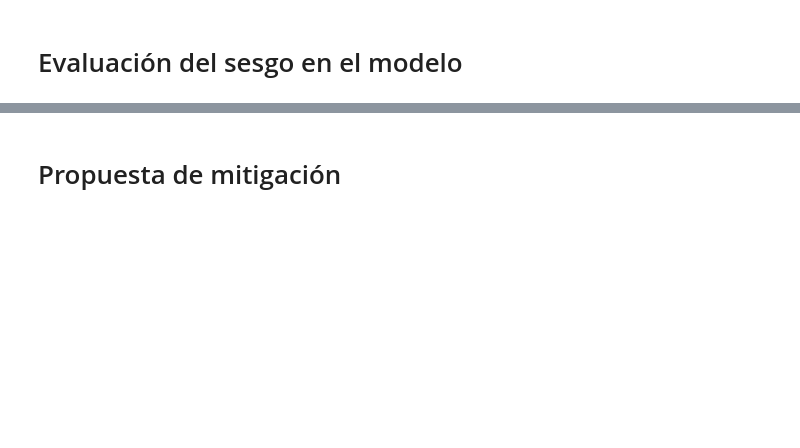
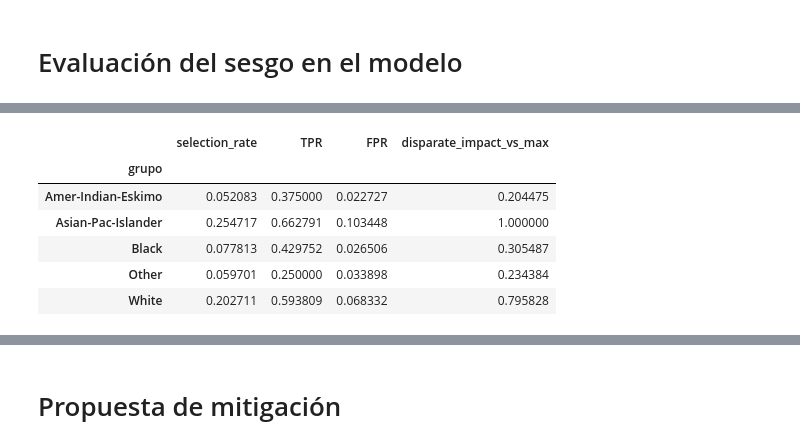
Before and after one commit to LINDAINES213/Bias-Mitigation-ML, a Jupyter notebook: bias-mitigation.ipynb, the cells around one changed output, grey strips where cells are left out. Saved outputs shown, nothing was run; the diff lists cells and outputs as text; code cells hidden in the pictures; blank space fills up the shorter version.

```diff
--- a/bias-mitigation.ipynb
+++ b/bias-mitigation.ipynb
@@ -423,0 +512,93 @@ Posible sesgo:
+# %%
+POS_LABEL = ">50K"
+
+def metricas_por_grupo(X, y_true, y_pred, atributo_sensible):
+    resultados = {}
+    for grupo in X[atributo_sensible].dropna().unique():
+        idx = (X[atributo_sensible] == grupo).values
+        if idx.sum() == 0:
+            continue
+        acc = accuracy_score(y_true[idx], y_pred[idx])
+        prec = precision_score(y_true[idx], y_pred[idx], pos_label=POS_LABEL, zero_division=0)
+        rec = recall_score(y_true[idx], y_pred[idx], pos_label=POS_LABEL, zero_division=0)
+        f1 = f1_score(y_true[idx], y_pred[idx], pos_label=POS_LABEL, zero_division=0)
+        resultados[grupo] = {"accuracy": acc, "precision": prec, "recall": rec, "f1": f1}
+    return pd.DataFrame(resultados).T.sort_index()
+
+def tasas_y_fairness(X, y_true, y_pred, atributo_sensible):
+    df = X[[atributo_sensible]].copy()
+    df["y_true"] = y_true.values
+    df["y_pred"] = y_pred
+
+    filas = []
+    for grupo, dfg in df.groupby(atributo_sensible):
+        sr = np.mean(dfg["y_pred"] == POS_LABEL)
+
+        # TPR
+        pos_mask = dfg["y_true"] == POS_LABEL
+        tpr = np.mean(dfg.loc[pos_mask, "y_pred"] == POS_LABEL) if pos_mask.any() else np.nan
+
+        # FPR
+        neg_mask = dfg["y_true"] != POS_LABEL
+        fpr = np.mean(dfg.loc[neg_mask, "y_pred"] == POS_LABEL) if neg_mask.any() else np.nan
+
+        filas.append({"grupo": grupo, "selection_rate": sr, "TPR": tpr, "FPR": fpr})
+
+    out = pd.DataFrame(filas).set_index("grupo").sort_index()
+
+    # disparate impact vs grupo con mayor selection_rate (referencia)
+    ref_grupo = out["selection_rate"].idxmax()
+    ref_val = out.loc[ref_grupo, "selection_rate"]
+    out["disparate_impact_vs_max"] = out["selection_rate"] / (ref_val if ref_val > 0 else np.nan)
+
+    # equal opportunity difference (rango de TPR)
+    equal_opp_diff = out["TPR"].max() - out["TPR"].min()
+
+    return out, ref_grupo, equal_opp_diff
+
+def graficar_tasas(df_rates, atributo_sensible, carpeta="fairness_plots"):
+    Path(carpeta).mkdir(parents=True, exist_ok=True)
+    for col in ["selection_rate", "TPR", "FPR"]:
+        if col not in df_rates.columns:
+            continue
+        plt.figure(figsize=(6,4))  # tamaño más pequeño
+        df_rates[col].plot(kind="bar", color="pink", edgecolor="black")
+        plt.title(f"{col} por {atributo_sensible}")
+        plt.xlabel(atributo_sensible)
+        plt.ylabel(col)
+        plt.tight_layout()
+        plt.xticks(rotation=45)
+        ruta = f"{carpeta}/{col}_por_{atributo_sensible}.png"
+        plt.savefig(ruta, dpi=150)
+        plt.show()
+
+model = joblib.load("modelo_income.pkl")
+y_pred = model.predict(X_test)
+
+# 2) MÉTRICAS por género
+atributo = "sex"
+metrics_sex = metricas_por_grupo(X_test, y_test, y_pred, atributo)
+print("Métricas por sexo:")
+display(metrics_sex)
+
+
+rates_sex, ref_grp_sex, eq_opp_diff_sex = tasas_y_fairness(X_test, y_test, y_pred, atributo)
+print("\nTasas y fairness por sexo:")
+display(rates_sex)
+print(f"Grupo de referencia (selection_rate más alto): {ref_grp_sex}")
+print(f"Equal Opportunity Difference (rango TPR): {eq_opp_diff_sex:.4f}")
+graficar_tasas(rates_sex, atributo)
+
+# 3) MÉTRICAS por raza
+atributo = "race"
+metrics_race = metricas_por_grupo(X_test, y_test, y_pred, atributo)
+print("\nMétricas por raza:")
+display(metrics_race)
+
+rates_race, ref_grp_race, eq_opp_diff_race = tasas_y_fairness(X_test, y_test, y_pred, atributo)
+print("\nTasas y fairness por raza:")
+display(rates_race)
+print(f"Grupo de referencia (selection_rate más alto): {ref_grp_race}")
+print(f"Equal Opportunity Difference (rango TPR): {eq_opp_diff_race:.4f}")
+graficar_tasas(rates_race, atributo)
+# %% [output]
@@ -423,0 +624,7 @@ Posible sesgo:
+|  | selection_rate | TPR | FPR | disparate_impact_vs_max |
+| grupo |  |  |  |  |
+| Amer-Indian-Eskimo | 0.052083 | 0.375000 | 0.022727 | 0.204475 |
+| Asian-Pac-Islander | 0.254717 | 0.662791 | 0.103448 | 1.000000 |
+| Black | 0.077813 | 0.429752 | 0.026506 | 0.305487 |
+| Other | 0.059701 | 0.250000 | 0.033898 | 0.234384 |
+| White | 0.202711 | 0.593809 | 0.068332 | 0.795828 |
```
Also changed, not shown: parts of 8 cells of this notebook, 7 other files.
